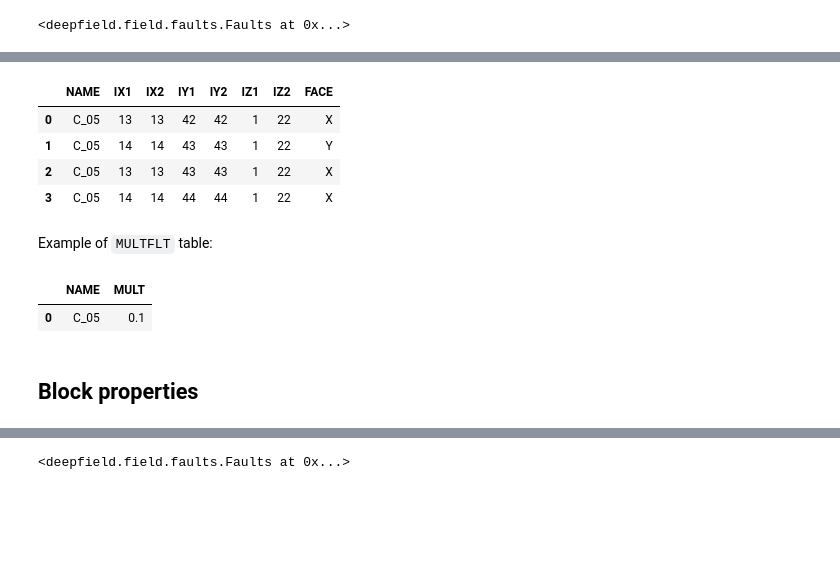
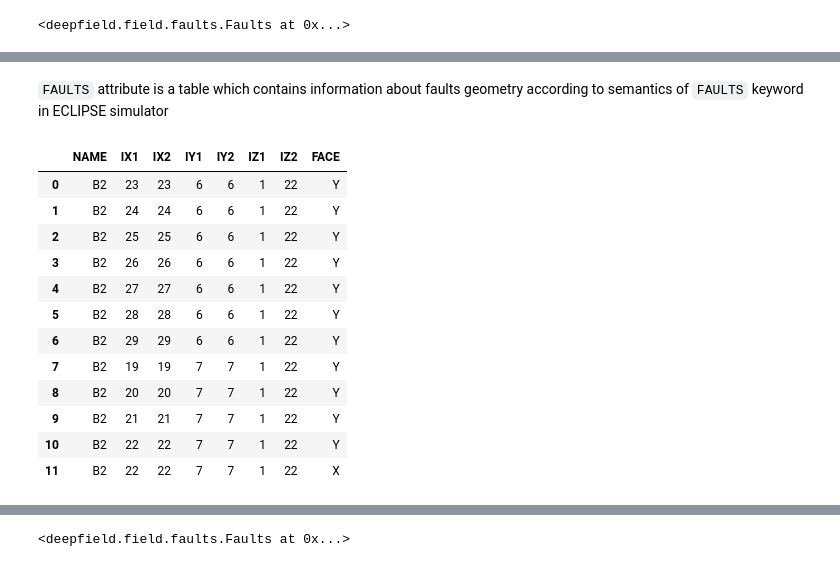
Before and after one commit to deepfield-team/DeepField, a Jupyter notebook: tutorials/09.Faults.ipynb, the cells around one changed output, grey strips where cells are left out. Drawn from its saved outputs; the diff is of its cells as text; code cells hidden in the pictures; blank space fills up the shorter version.

Commit message:
update faults tutorials

```diff
--- a/tutorials/09.Faults.ipynb
+++ b/tutorials/09.Faults.ipynb
@@ -104,17 +81,18 @@ Example of `FAULTS` table:
-# %%
-model.faults['C_05'].FAULTS
-# %% [output]
-|  | NAME | IX1 | IX2 | IY1 | IY2 | IZ1 | IZ2 | FACE |
-| 0 | C_05 | 13 | 13 | 42 | 42 | 1 | 22 | X |
-| 1 | C_05 | 14 | 14 | 43 | 43 | 1 | 22 | Y |
-| 2 | C_05 | 13 | 13 | 43 | 43 | 1 | 22 | X |
-| 3 | C_05 | 14 | 14 | 44 | 44 | 1 | 22 | X |
-# %% [markdown]
-Example of `MULTFLT` table:
-# %%
-model.faults['C_05'].multflt
-# %% [output]
-|  | NAME | MULT |
-| 0 | C_05 | 0.1 |
-# %% [markdown]
-## Block properties <a id='blocks'></a>
+# %% [markdown]
+`FAULTS` attribute is a table which contains information about faults geometry according to semantics of `FAULTS` keyword in ECLIPSE simulator
+# %%
+model.faults['B2'].faults
+# %% [output]
+|  | NAME | IX1 | IX2 | IY1 | IY2 | IZ1 | IZ2 | FACE |
+| 0 | B2 | 23 | 23 | 6 | 6 | 1 | 22 | Y |
+| 1 | B2 | 24 | 24 | 6 | 6 | 1 | 22 | Y |
+| 2 | B2 | 25 | 25 | 6 | 6 | 1 | 22 | Y |
+| 3 | B2 | 26 | 26 | 6 | 6 | 1 | 22 | Y |
+| 4 | B2 | 27 | 27 | 6 | 6 | 1 | 22 | Y |
+| 5 | B2 | 28 | 28 | 6 | 6 | 1 | 22 | Y |
+| 6 | B2 | 29 | 29 | 6 | 6 | 1 | 22 | Y |
+| 7 | B2 | 19 | 19 | 7 | 7 | 1 | 22 | Y |
+| 8 | B2 | 20 | 20 | 7 | 7 | 1 | 22 | Y |
+| 9 | B2 | 21 | 21 | 7 | 7 | 1 | 22 | Y |
+| 10 | B2 | 22 | 22 | 7 | 7 | 1 | 22 | Y |
+| 11 | B2 | 22 | 22 | 7 | 7 | 1 | 22 | X |
```
Also changed, not shown: parts of 42 cells of this notebook, 2 other files.
